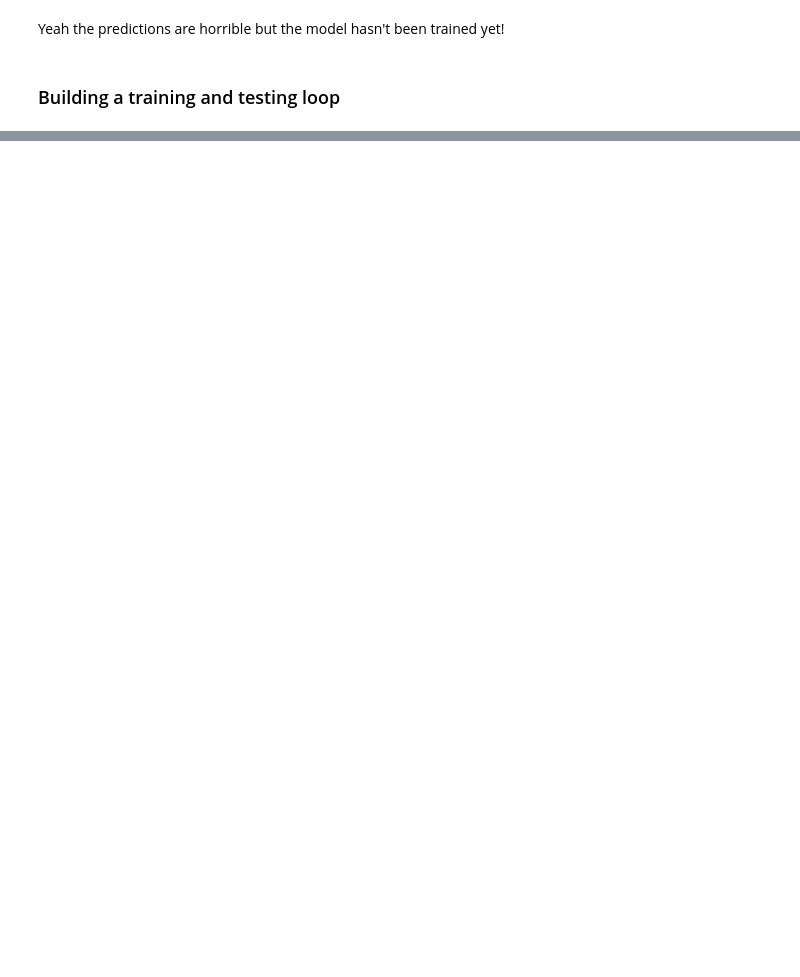
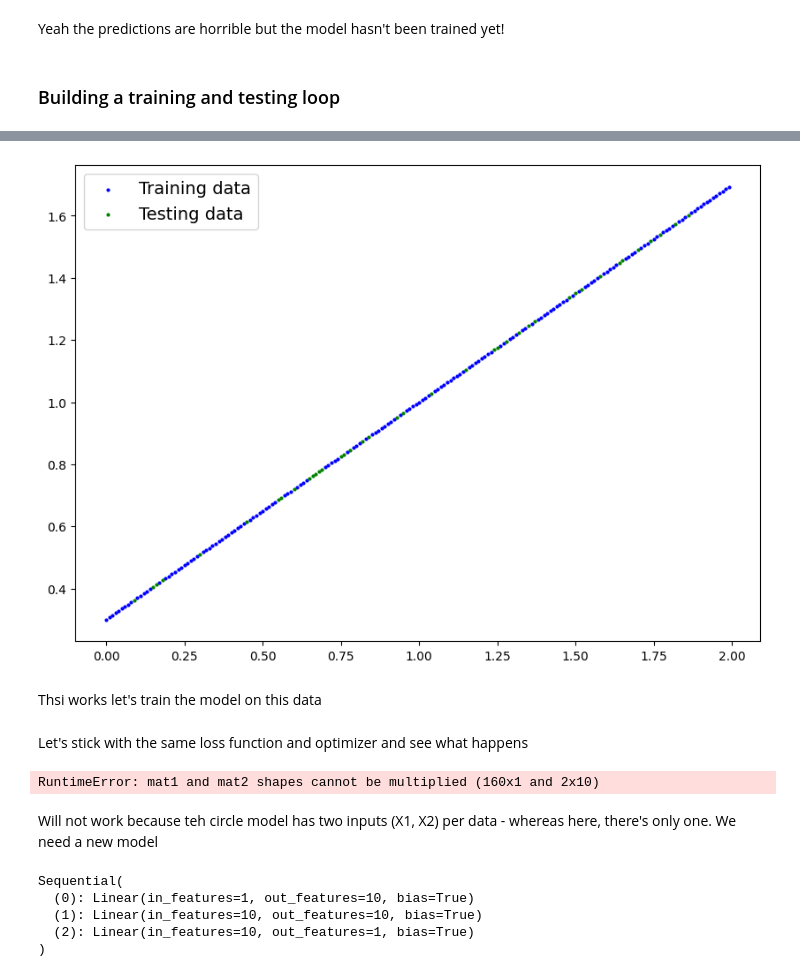
Before and after one commit to Maniacravi/pytorch-deep-learning, a Jupyter notebook: 02_pytorch_classification_mani.ipynb, the cells around one changed output, grey strips where cells are left out. Cells and saved outputs as stored; diff of their text form; code cells hidden in the pictures; blank space fills up the shorter version.

```diff
--- a/02_pytorch_classification_mani.ipynb
+++ b/02_pytorch_classification_mani.ipynb
@@ -427,0 +663,58 @@ Yeah the predictions are horrible but the model hasn't been trained yet!
+# %%
+# Split into train and test sets
+
+Xlin_train, Xlin_test, ylin_train, ylin_test = train_test_split(X_linear,
+                                                                  y_linear,
+                                                                  test_size=0.2,
+                                                                  random_state=42)
+# %%
+# Let's visualize the data we have
+
+plot_predictions(train_data=Xlin_train,
+                 train_labels=ylin_train,
+                 test_data=Xlin_test,
+                 test_labels=ylin_test)
+# %% [output]
+[figure, added]
+# %% [markdown]
+Thsi works let's train the model on this data
+# %% [markdown]
+Let's stick with the same loss function and optimizer and see what happens
+# %%
+# create a training and testing loop for this Xlin data
+
+torch.manual_seed(42)
+torch.cuda.manual_seed(42)
+
+epochs = 1000
+
+# put data into target device
+Xlin_train, ylin_train = Xlin_train.to(device), ylin_train.to(device)
+Xlin_test, ylin_test = Xlin_test.to(device), ylin_test.to(device)
+model_1.to(device)
+
+for epoch in range(epochs):
+  # forward pass
+  model_1.train()
+  y_logits = model_1(Xlin_train).squeeze()
+  y_pred = torch.round(torch.sigmoid(y_logits))
+# %% [output]
+RuntimeError: mat1 and mat2 shapes cannot be multiplied (160x1 and 2x10)
+# %% [markdown]
+Will not work because teh circle model has two inputs (X1, X2) per data - whereas here, there's only one. We need a new model
+# %%
+# create a new model for linear data
+
+model_lin = nn.Sequential(
+    nn.Linear(in_features=1, out_features=10),
+    nn.Linear(in_features=10, out_features=10),
+    nn.Linear(in_features=10, out_features=1)
+).to(device)
+
+model_lin
+# %% [output]
+Sequential(
+  (0): Linear(in_features=1, out_features=10, bias=True)
+  (1): Linear(in_features=10, out_features=10, bias=True)
+  (2): Linear(in_features=10, out_features=1, bias=True)
+)
```
Also changed, not shown: parts of 37 cells of this notebook.
